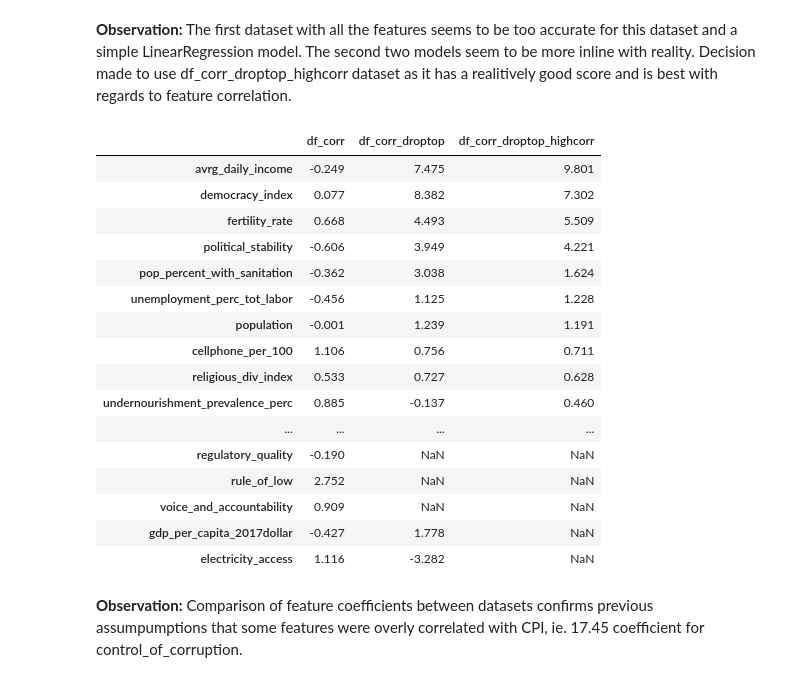
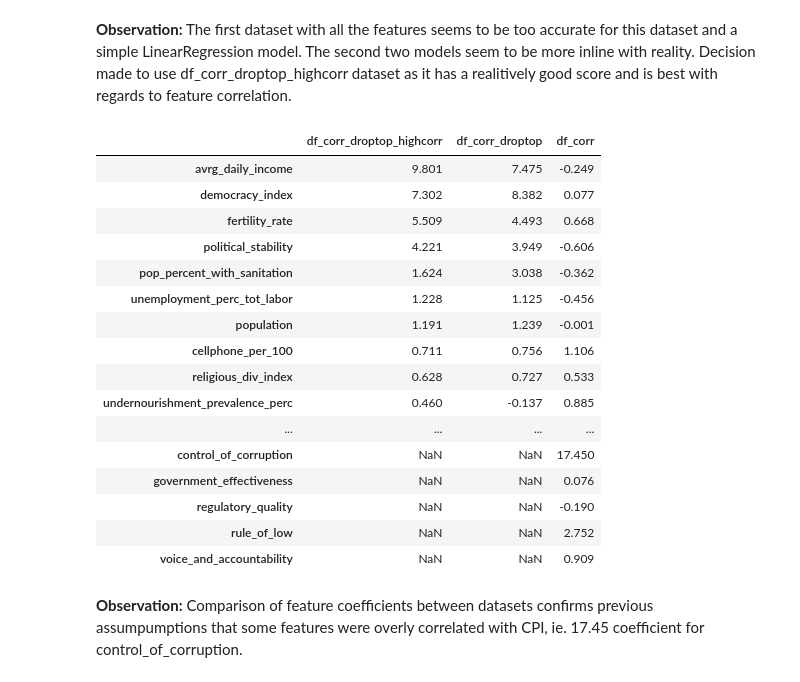
Before and after one commit to malfii/carbon-emission, a Jupyter notebook: notebooks/01_data_cleaning.ipynb, the cells around one changed output. Cells and saved outputs as stored; diff of their text form; code cells hidden in the pictures.

```diff
--- a/notebooks/01_data_cleaning.ipynb
+++ b/notebooks/01_data_cleaning.ipynb
@@ -136,7 +136,7 @@ Read in melted_merged_allcolumns_v2.csv and find all nulls per feature per year.
 # %%
 # Read in full dataset after melting and merging all feature data
 
-df = pd.read_csv('./datasets/melted_merged_allcolumns_v2.csv')
+df = pd.read_csv('../datasets/melted_merged_allcolumns_v2.csv')
 # %%
 # Start cleaning data
 
@@ -504,30 +514,30 @@ Testing R2: 0.835
 # %%
 # Create dataframe of coefficients
 
 df_1 = pd.DataFrame(lr1.coef_, index = X1.columns, columns = ['df_corr'])
 df_2 = pd.DataFrame(lr2.coef_, index = X2.columns, columns = ['df_corr_droptop'])
 df_3 = pd.DataFrame(lr3.coef_, index = X3.columns, columns = ['df_corr_droptop_highcorr'])
 
-coef_df = pd.concat([df_1, df_2, df_3], axis = 1, join = 'outer')
+coef_df = pd.concat([df_3, df_2, df_1], axis = 1, join = 'outer')
 coef_df.round(3).sort_values(by = 'df_corr_droptop_highcorr', ascending = False)
 # %% [output]
-|  | df_corr | df_corr_droptop | df_corr_droptop_highcorr |
-| avrg_daily_income | -0.249 | 7.475 | 9.801 |
-| democracy_index | 0.077 | 8.382 | 7.302 |
-| fertility_rate | 0.668 | 4.493 | 5.509 |
-| political_stability | -0.606 | 3.949 | 4.221 |
-| pop_percent_with_sanitation | -0.362 | 3.038 | 1.624 |
-| unemployment_perc_tot_labor | -0.456 | 1.125 | 1.228 |
-| population | -0.001 | 1.239 | 1.191 |
-| cellphone_per_100 | 1.106 | 0.756 | 0.711 |
-| religious_div_index | 0.533 | 0.727 | 0.628 |
-| undernourishment_prevalence_perc | 0.885 | -0.137 | 0.460 |
+|  | df_corr_droptop_highcorr | df_corr_droptop | df_corr |
+| avrg_daily_income | 9.801 | 7.475 | -0.249 |
+| democracy_index | 7.302 | 8.382 | 0.077 |
+| fertility_rate | 5.509 | 4.493 | 0.668 |
+| political_stability | 4.221 | 3.949 | -0.606 |
+| pop_percent_with_sanitation | 1.624 | 3.038 | -0.362 |
+| unemployment_perc_tot_labor | 1.228 | 1.125 | -0.456 |
+| population | 1.191 | 1.239 | -0.001 |
+| cellphone_per_100 | 0.711 | 0.756 | 1.106 |
+| religious_div_index | 0.628 | 0.727 | 0.533 |
+| undernourishment_prevalence_perc | 0.460 | -0.137 | 0.885 |
 | ... | ... | ... | ... |
-| regulatory_quality | -0.190 | NaN | NaN |
-| rule_of_low | 2.752 | NaN | NaN |
-| voice_and_accountability | 0.909 | NaN | NaN |
-| gdp_per_capita_2017dollar | -0.427 | 1.778 | NaN |
-| electricity_access | 1.116 | -3.282 | NaN |
+| control_of_corruption | NaN | NaN | 17.450 |
+| government_effectiveness | NaN | NaN | 0.076 |
+| regulatory_quality | NaN | NaN | -0.190 |
+| rule_of_low | NaN | NaN | 2.752 |
+| voice_and_accountability | NaN | NaN | 0.909 |
 # %% [markdown]
 **Observation:**  Comparison of feature coefficients between datasets confirms previous assumpumptions that some features were overly correlated with CPI, ie. 17.45 coefficient for control_of_corruption.
 # %% [markdown]
```
Also changed, not shown: parts of 13 cells of this notebook, 7 other files.
